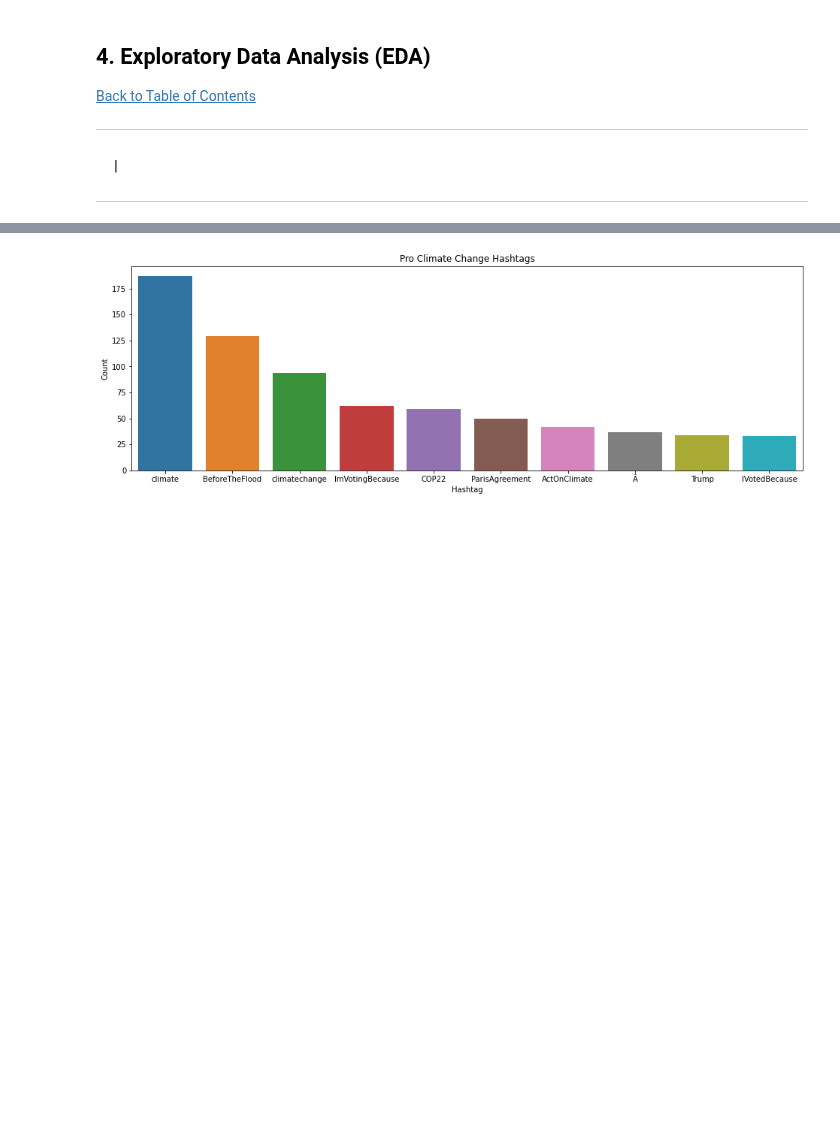
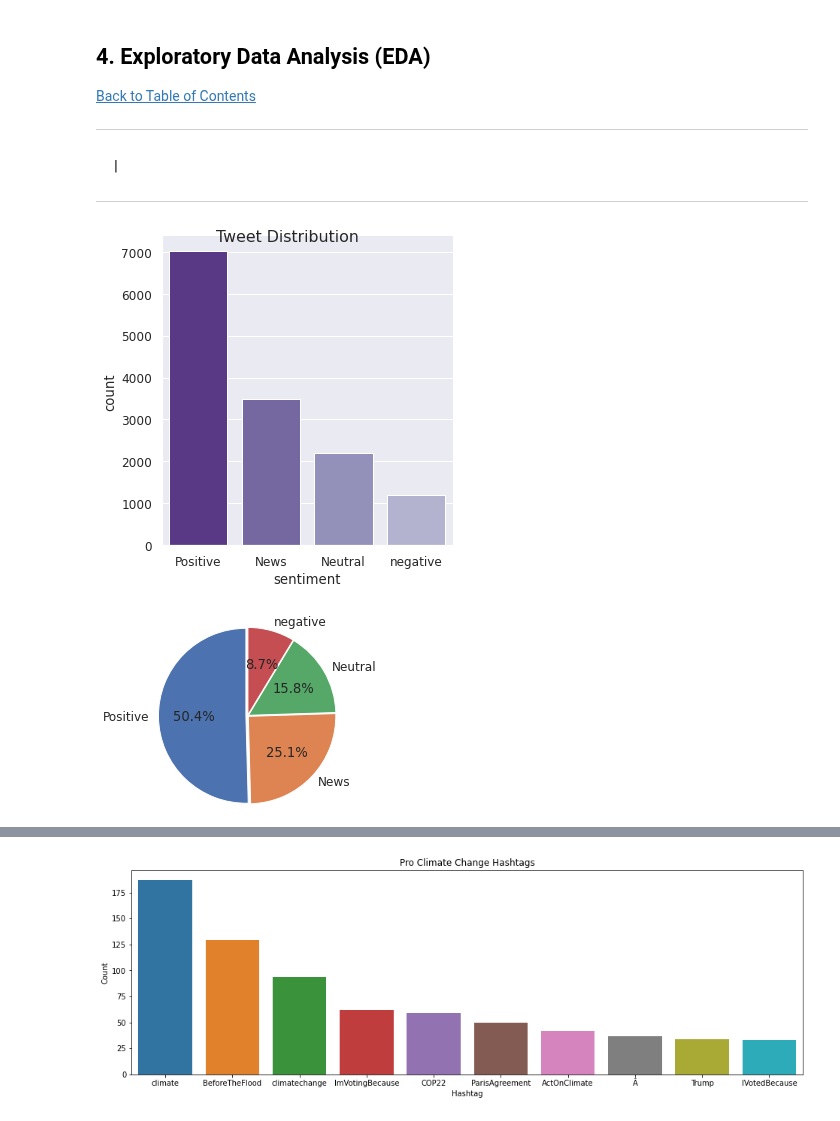
Before and after one commit to ethanmacrae/classification-predict-streamlit-template, a Jupyter notebook: Classification Predict Notebook .ipynb, the cells around one changed output, grey strips where cells are left out. Cells and saved outputs as stored; diff of their text form; code cells hidden in the pictures; blank space fills up the shorter version.

```diff
--- a/Classification Predict Notebook .ipynb
+++ b/Classification Predict Notebook .ipynb
@@ -457,3 +469,18 @@ SyntaxError: 'return' outside function (<ipython-input-35-4634bbfa9d08>, line 18
     |
 
 ---
+# %%
+
+sns.set(font_scale=1.1)
+ax1 = sns.catplot("sentiment", data=df_train, kind="count", palette = sns.color_palette('Purples_r'))
+ax1.fig.suptitle('Tweet Distribution')
+plt.show()
+#plotting pie chart
+values = df_train["sentiment"].value_counts()/df_train.shape[0]
+labels = (df_train['sentiment'].value_counts()/df_train.shape[0]).index
+plt.pie(values, labels=labels, autopct='%1.1f%%', startangle=90, explode=(0.04,0.02,0.02,0.02), radius=2)
+plt.tight_layout()
+plt.show()
+# %% [output]
+[figure, added]
+[figure, added]
```
Also changed, not shown: parts of 23 cells of this notebook.
